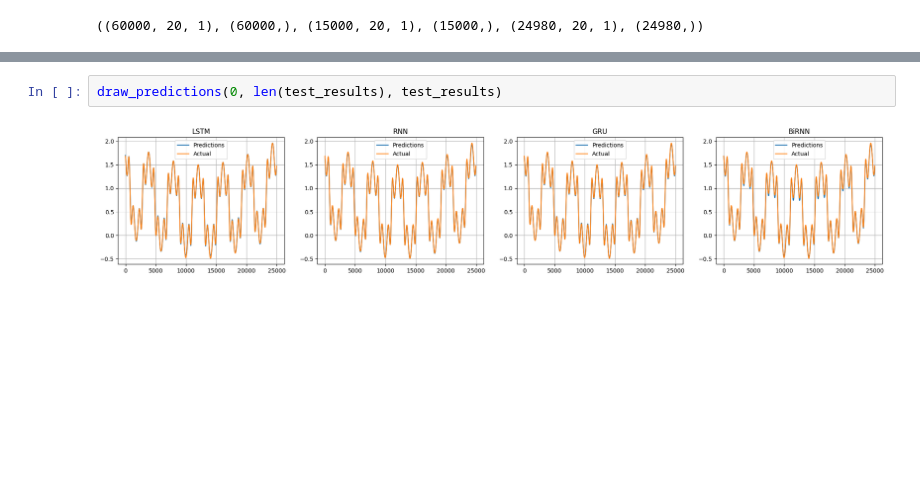
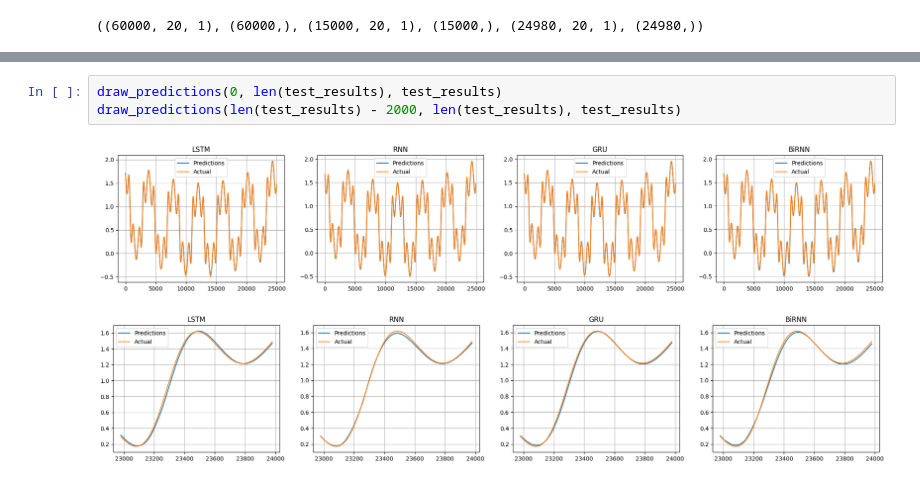
Before and after one commit to MUKIVA/rnn-perfomance-test, a Jupyter notebook: python/rnn_performance_test/main.ipynb, the cells around one changed output, grey strips where cells are left out. Cells and saved outputs as stored; diff of their text form; blank space fills up the shorter version.

```diff
--- a/python/rnn_performance_test/main.ipynb
+++ b/python/rnn_performance_test/main.ipynb
@@ -358,8 +366,10 @@ test_results
 24980 rows × 5 columns
 # %%
 draw_predictions(0, len(test_results), test_results)
+draw_predictions(len(test_results) - 2000, len(test_results), test_results)
 # %% [output]
 [figure]
+[figure, added]
 # %%
 # metrics
 rmse = []
```
Also changed, not shown: parts of 8 cells of this notebook, 4 other files.
